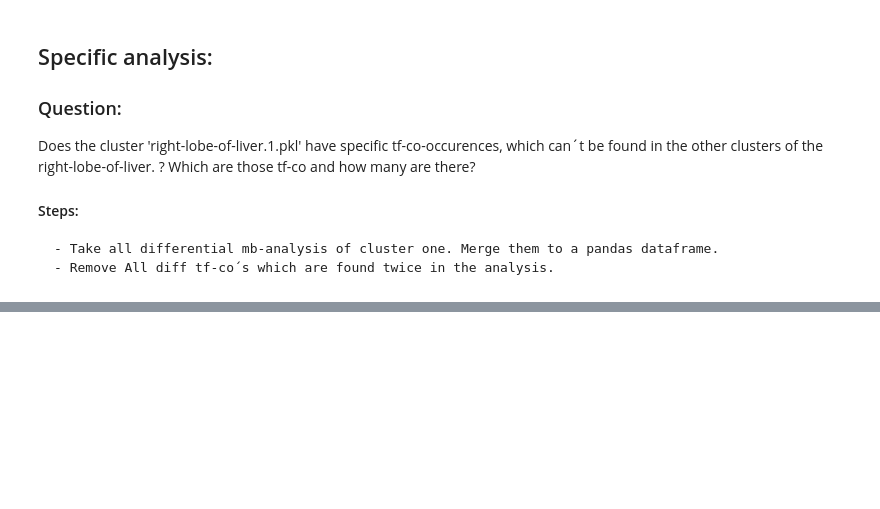
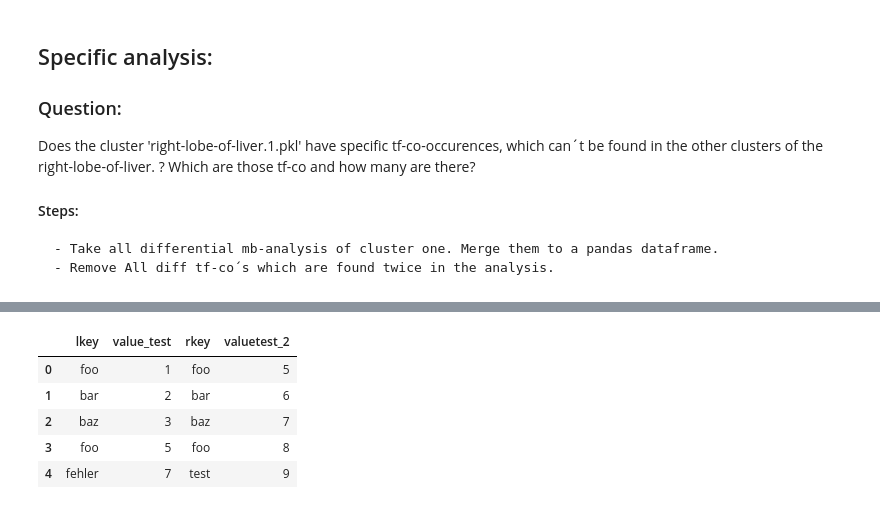
Before and after one commit to loosolab/Datenanalyse-2021, a Jupyter notebook: wp6/analyse/wp2_tf_cooccurences.ipynb, the cells around one changed output, grey strips where cells are left out. Drawn from its saved outputs; the diff is of its cells as text; code cells hidden in the pictures; blank space fills up the shorter version.

```diff
--- a/wp6/analyse/wp2_tf_cooccurences.ipynb
+++ b/wp6/analyse/wp2_tf_cooccurences.ipynb
@@ -253,4 +299,18 @@ diff_obj2.rules.loc['Foxd3-ONECUT2']
 # %%
 top30C = selectedC.select_top_rules(n=30)
 top30C.rules.head(31)
+# %%
+df1 = pd.DataFrame({'lkey': ['foo', 'bar', 'baz', 'foo', 'fehler'],'value': [1, 2, 3, 5,7]})
+df2 = pd.DataFrame({'rkey': ['foo', 'bar', 'baz', 'foo','test'],'value': [5, 6, 7, 8, 9]})
+
+
+#df1.merge(df2, left_on='lkey', right_on='rkey')
+df1.merge(df2, left_index=True, right_index=True, suffixes=("_test", "_test2"))
+# %% [output]
+|  | lkey | value_test | rkey | valuetest_2 |
+| 0 | foo | 1 | foo | 5 |
+| 1 | bar | 2 | bar | 6 |
+| 2 | baz | 3 | baz | 7 |
+| 3 | foo | 5 | foo | 8 |
+| 4 | fehler | 7 | test | 9 |
 # %%
```
Also changed, not shown: parts of 9 cells of this notebook.
